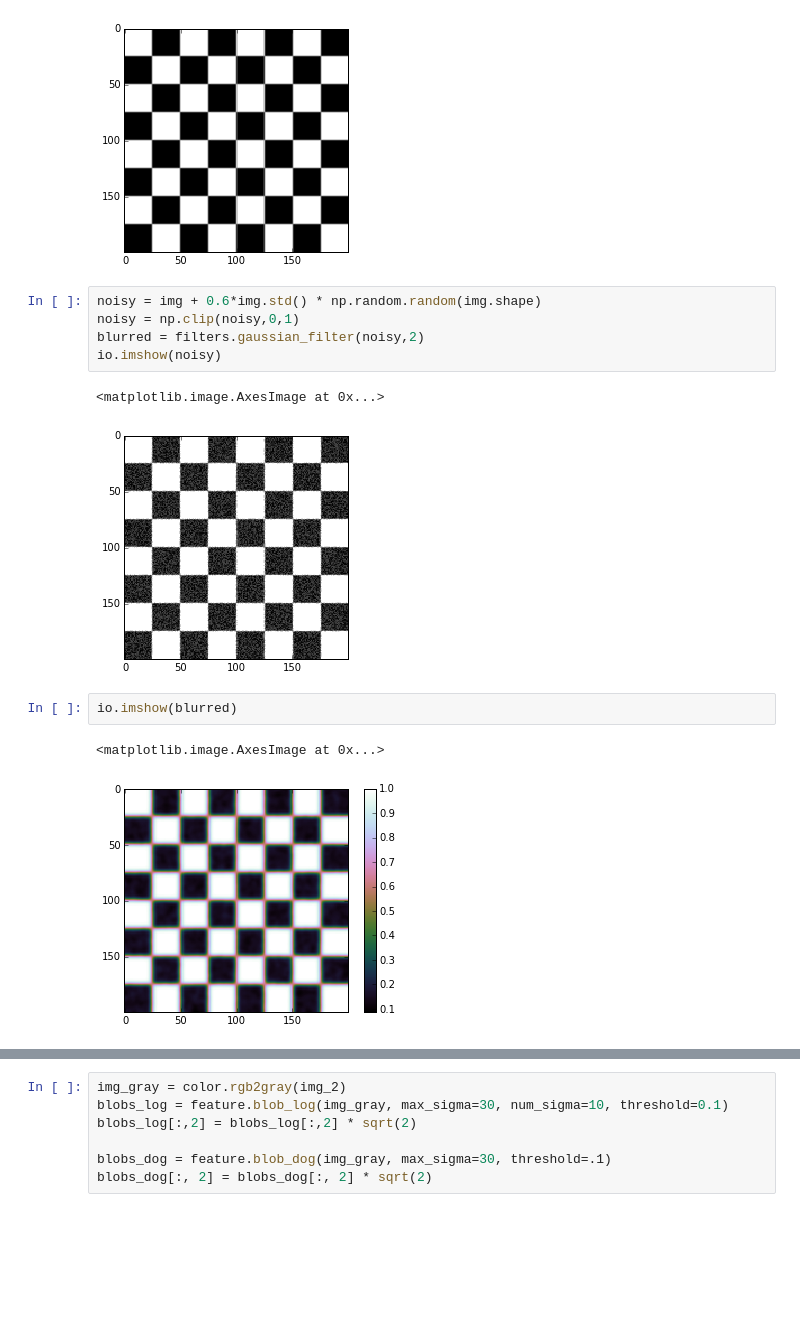
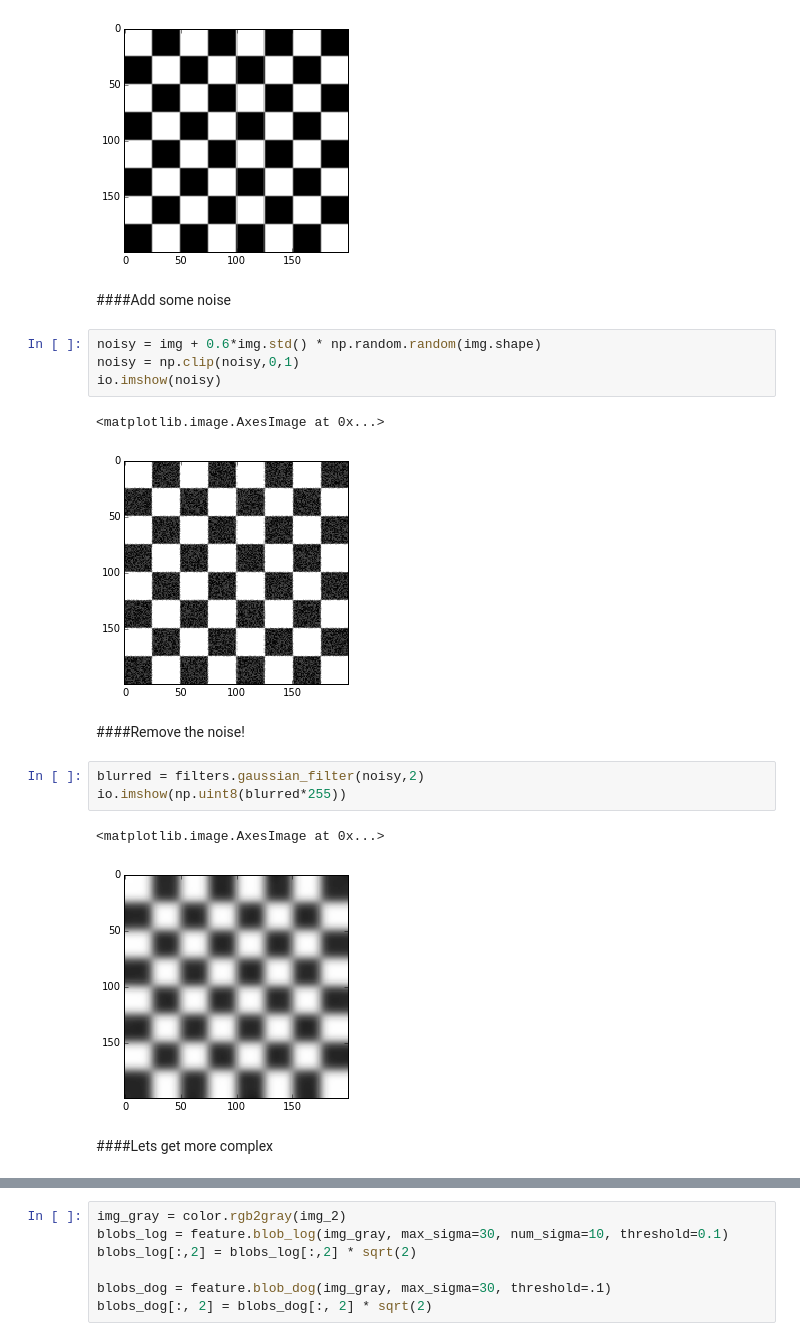
Before and after one commit to atemysemicolon/PyBCN, a Jupyter notebook: iPythonScripts/tutorial2.ipynb, the cells around one changed output, grey strips where cells are left out. Saved outputs shown, nothing was run; the diff lists cells and outputs as text; blank space fills up the shorter version.

```diff
--- a/iPythonScripts/tutorial2.ipynb
+++ b/iPythonScripts/tutorial2.ipynb
@@ -11,17 +11,23 @@ io.imshow(img)
 (200, 200)
 <matplotlib.image.AxesImage at 0x...>
 [figure]
+# %% [markdown]
+####Add some noise
 # %%
 noisy = img + 0.6*img.std() * np.random.random(img.shape)
 noisy = np.clip(noisy,0,1)
-blurred = filters.gaussian_filter(noisy,2)
 io.imshow(noisy)
 # %% [output]
 <matplotlib.image.AxesImage at 0x...>
 [figure]
-# %%
-io.imshow(blurred)
-# %% [output]
-<matplotlib.image.AxesImage at 0x...>
-[figure, removed]
+# %% [markdown]
+####Remove the noise!
+# %%
+blurred = filters.gaussian_filter(noisy,2)
+io.imshow(np.uint8(blurred*255))
+# %% [output]
+<matplotlib.image.AxesImage at 0x...>
+[figure, added]
+# %% [markdown]
+####Lets get more complex
 # %%
```
Also changed, not shown: parts of 2 cells of this notebook, 11 other files.
